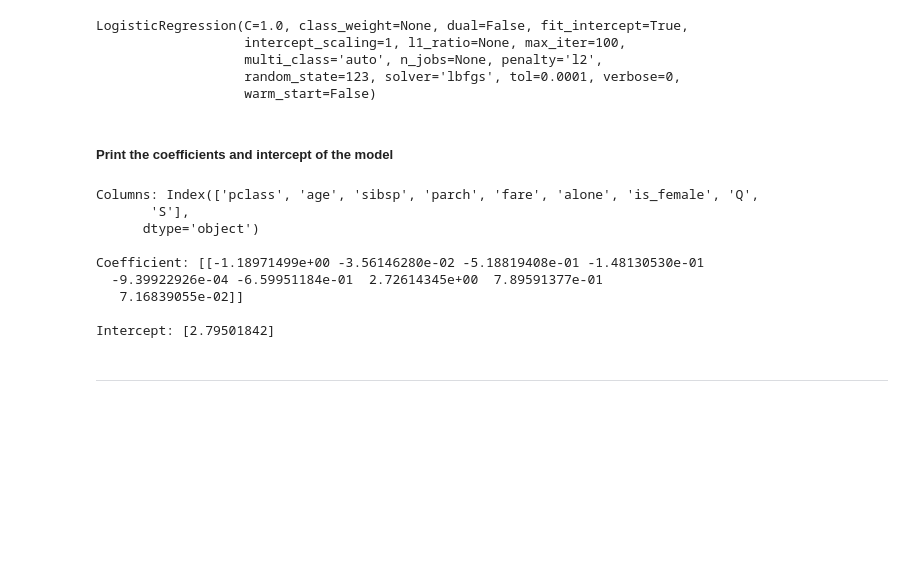
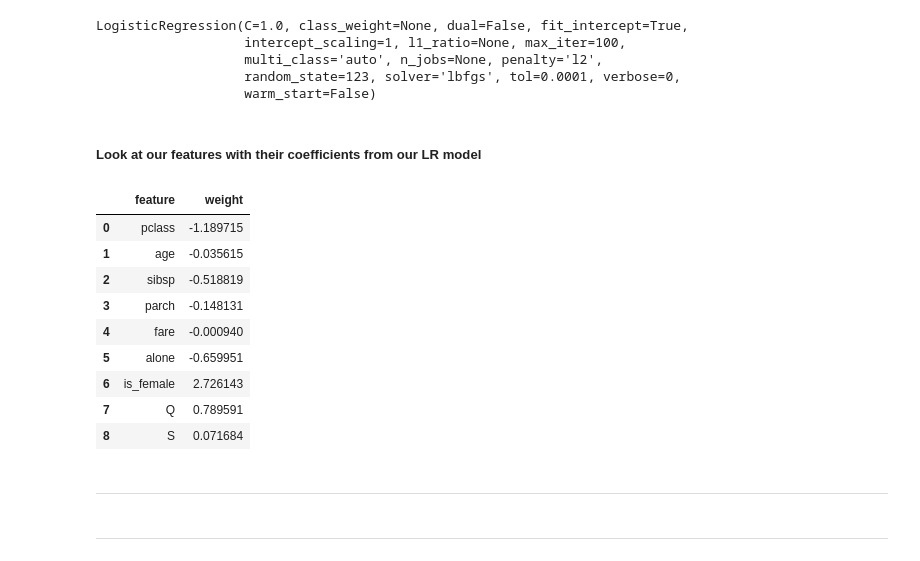
Before and after one commit to faithkane3/e_classification, a Jupyter notebook: classification_review.ipynb, the cells around one changed output. Drawn from its saved outputs; the diff is of its cells as text; code cells hidden in the pictures; blank space fills up the shorter version.

```diff
--- a/classification_review.ipynb
+++ b/classification_review.ipynb
@@ -1652,22 +1725,33 @@ LogisticRegression(C=1.0, class_weight=None, dual=False, fit_intercept=True,
                    multi_class='auto', n_jobs=None, penalty='l2',
                    random_state=123, solver='lbfgs', tol=0.0001, verbose=0,
                    warm_start=False)
-# %% [markdown]
-##### Print the coefficients and intercept of the model
-# %%
-print(f'Columns: {X_train.columns}\n')
-print(f'Coefficient: {logit.coef_}\n')
-print(f'Intercept: {logit.intercept_}\n')
-# %% [output]
-Columns: Index(['pclass', 'age', 'sibsp', 'parch', 'fare', 'alone', 'is_female', 'Q',
-       'S'],
-      dtype='object')
-
-Coefficient: [[-1.18971499e+00 -3.56146280e-02 -5.18819408e-01 -1.48130530e-01
-  -9.39922926e-04 -6.59951184e-01  2.72614345e+00  7.89591377e-01
-   7.16839055e-02]]
-
-Intercept: [2.79501842]
+# %% [markdown]
+##### Look at our features with their coefficients from our LR model
+# %%
+# Create a list of our model features.
+
+features = X_train.columns.tolist()
+# %%
+# Create a list of the weights for each feature from our model.
+
+weights = logit.coef_.flatten()
+# %%
+# Store our lists from above in a DataFrame.
+
+pd.DataFrame(weights, features).reset_index().rename(columns={'index': 'feature', 0: 'weight'})
+# %% [output]
+|  | feature | weight |
+| 0 | pclass | -1.189715 |
+| 1 | age | -0.035615 |
+| 2 | sibsp | -0.518819 |
+| 3 | parch | -0.148131 |
+| 4 | fare | -0.000940 |
+| 5 | alone | -0.659951 |
+| 6 | is_female | 2.726143 |
+| 7 | Q | 0.789591 |
+| 8 | S | 0.071684 |
+# %% [markdown]
+___
 # %% [markdown]
 <hr style="border-top: 10px groove darkviolet; margin-top: 1px; margin-bottom: 1px"></hr>
 # %% [markdown]
```
Also changed, not shown: parts of 31 cells of this notebook.
